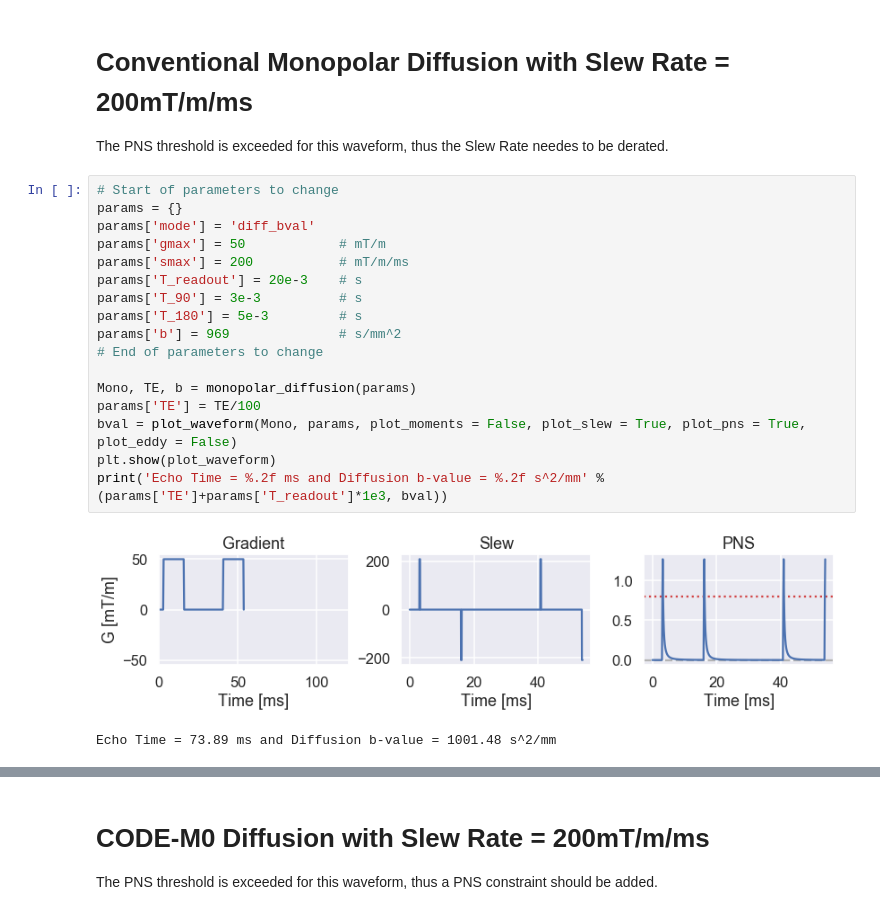
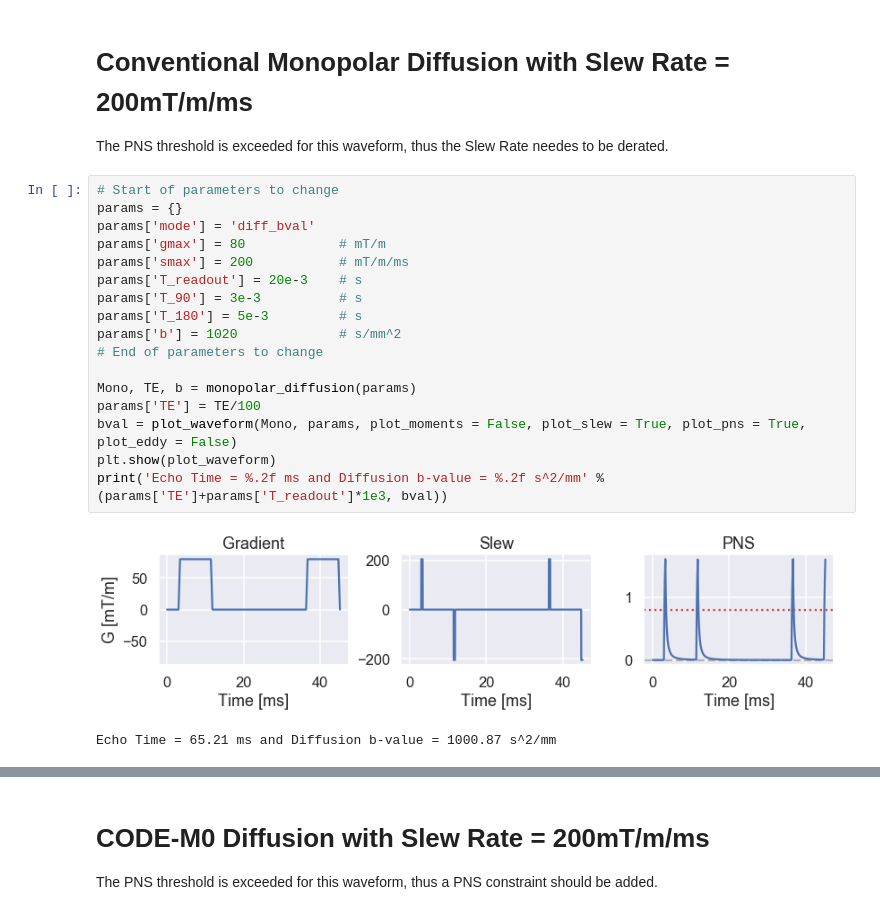
Before and after one commit to cmr-group/gropt, a Jupyter notebook: python/Section 3.3 - Peripheral Nerve Stimulation Constraints.ipynb, the cells around one changed output, grey strips where cells are left out. Saved outputs shown, nothing was run; the diff lists cells and outputs as text.

```diff
--- a/python/Section 3.3 - Peripheral Nerve Stimulation Constraints.ipynb
+++ b/python/Section 3.3 - Peripheral Nerve Stimulation Constraints.ipynb
@@ -23,21 +23,21 @@ The PNS threshold is exceeded for this waveform, thus the Slew Rate needes to be
 # %%
 # Start of parameters to change
 params = {}
 params['mode'] = 'diff_bval'
-params['gmax'] = 50            # mT/m
+params['gmax'] = 80            # mT/m
 params['smax'] = 200           # mT/m/ms
 params['T_readout'] = 20e-3    # s
 params['T_90'] = 3e-3          # s
 params['T_180'] = 5e-3         # s
-params['b'] = 969              # s/mm^2
+params['b'] = 1020             # s/mm^2
 # End of parameters to change
 
 Mono, TE, b = monopolar_diffusion(params)
 params['TE'] = TE/100
 bval = plot_waveform(Mono, params, plot_moments = False, plot_slew = True, plot_pns = True, plot_eddy = False)
 plt.show(plot_waveform)
 print('Echo Time = %.2f ms and Diffusion b-value = %.2f s^2/mm' % (params['TE']+params['T_readout']*1e3, bval))
 # %% [output]
-[figure, old version]
+[figure, new version]
-Echo Time = 73.89 ms and Diffusion b-value = 1001.48 s^2/mm
+Echo Time = 65.21 ms and Diffusion b-value = 1000.87 s^2/mm
 # %% [markdown]
```
Also changed, not shown: parts of 4 cells of this notebook, 4 other files.
